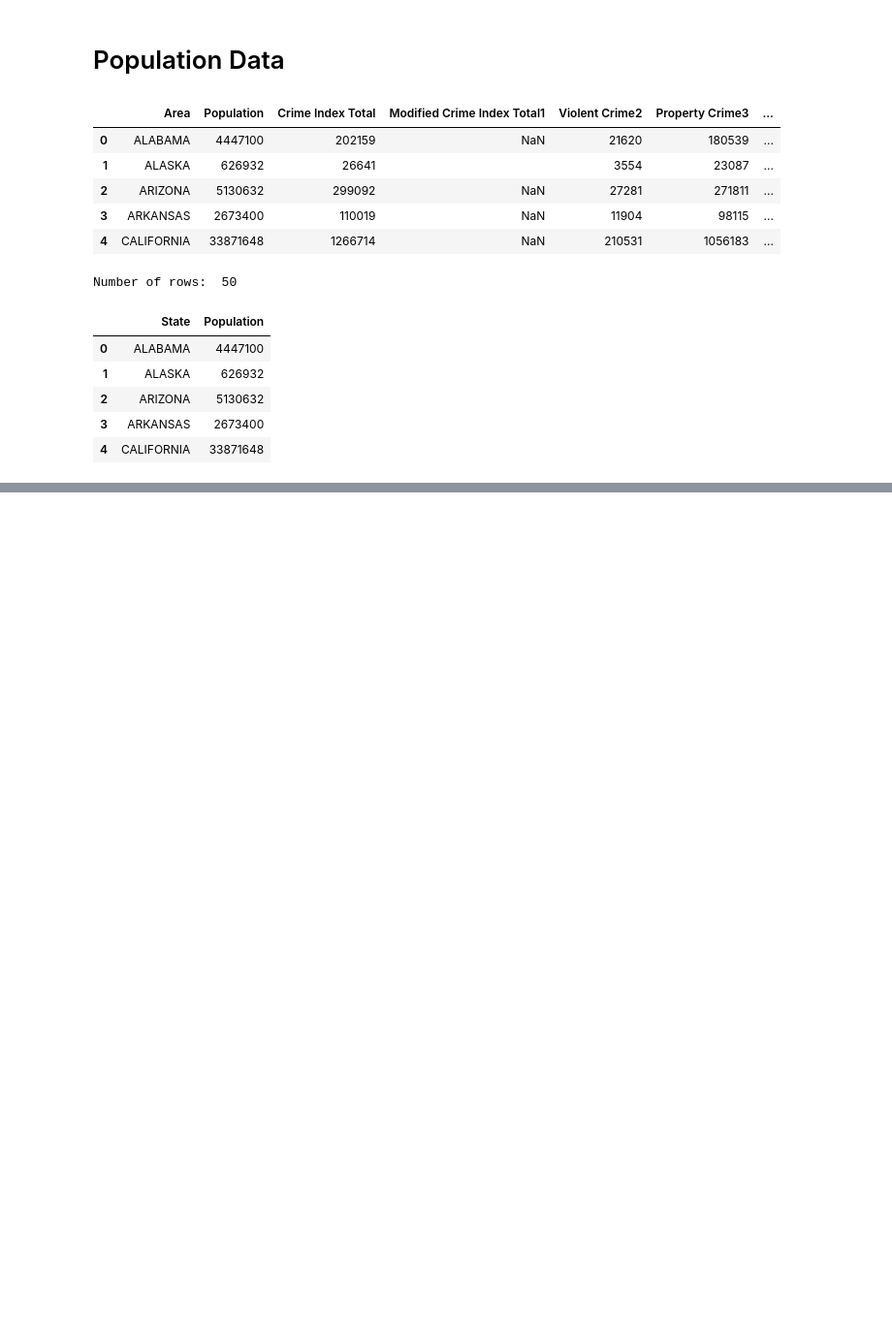
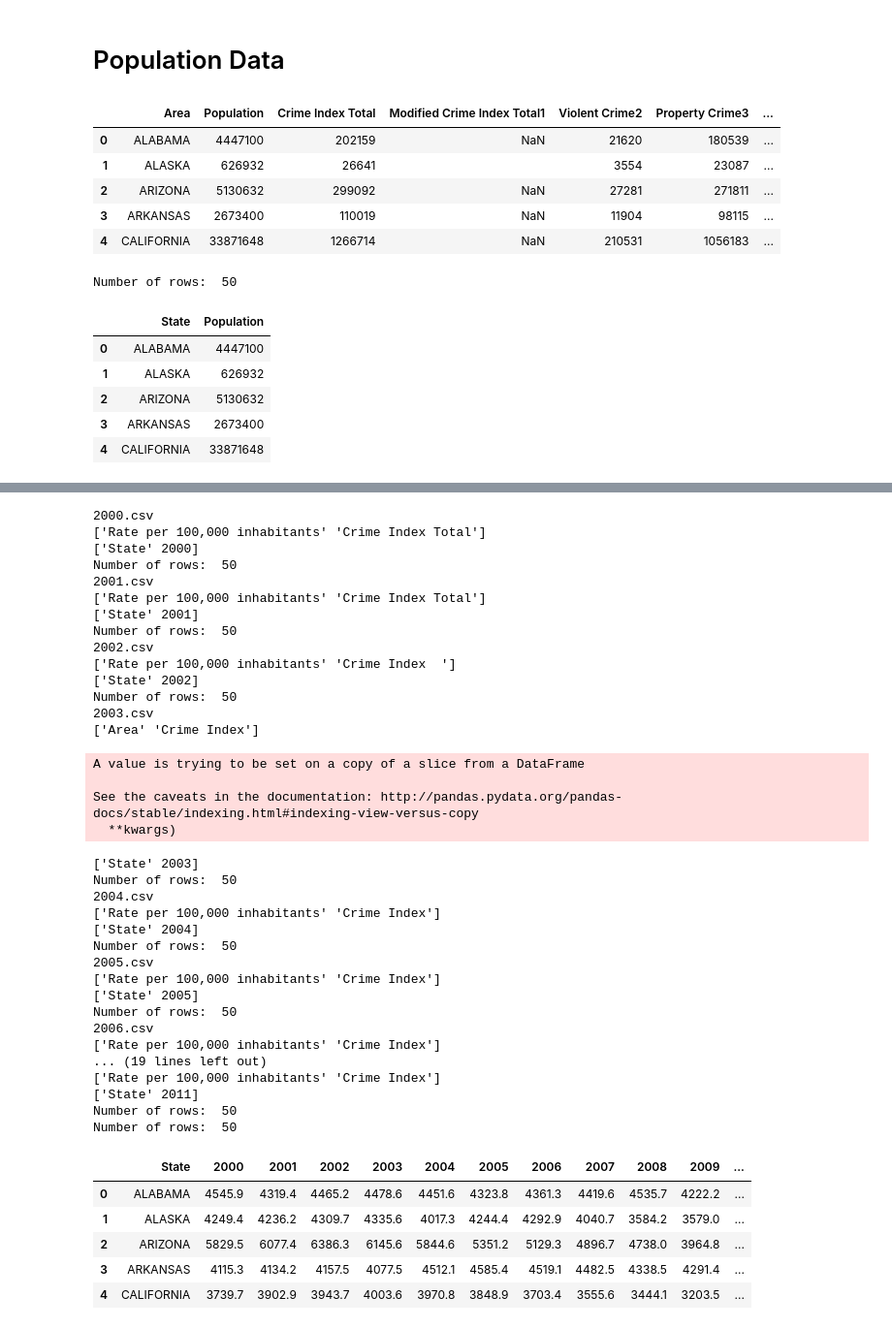
Before and after one commit to bkcno/teamawesome, a Jupyter notebook: crime_data_assembly.ipynb, the cells around one changed output, grey strips where cells are left out. Shown: that part at 97% size. Cells and saved outputs as stored; diff of their text form; code cells hidden in the pictures; blank space fills up the shorter version.

```diff
--- a/crime_data_assembly.ipynb
+++ b/crime_data_assembly.ipynb
@@ -272,0 +267,5 @@ pop_df.to_csv('data\crime\population_all.csv', sep=',', encoding='utf-8', index=
+# %%
+# Load CSV
+path = os.path.join('data', 'crime','crime_rate_cleaned', '2000.csv')
+crime_rate = pd.read_csv(path)
+crime_rate.head(5)
@@ -272,0 +279,6 @@ pop_df.to_csv('data\crime\population_all.csv', sep=',', encoding='utf-8', index=
+# %%
+# Select State and Total Crime columns
+crime_rate = crime_rate.iloc[:,[0,1]]
+
+# Rename columns
+crime_rate.rename(columns={list(crime_rate)[0]:'State',list(crime_rate)[1]:'Rate per 100,000 inhabitants'}, inplace=True)
@@ -272,0 +297,69 @@ pop_df.to_csv('data\crime\population_all.csv', sep=',', encoding='utf-8', index=
+# %%
+# Loop through directory and save crime rate for each year then merge dataframes
+year = 2000
+directory = os.path.join('data', 'crime','crime_rate_cleaned')
+
+for file in os.listdir(directory):
+    print(file)
+    file_directory = 'data\\crime\\crime_rate_cleaned\\'
+    file_path = os.path.join(file_directory, file)
+    dataframe = pd.read_csv(file_path)
+
+    # Get state and rate columns
+    df = dataframe.iloc[:,[0,1]]
+    print(df.columns.values)
+
+    # Rename columns
+    df.rename(columns={list(df)[0]:'State', list(df)[1]:year}, inplace=True)
+    print(df.columns.values)
+
+    # Merge dataframes
+    crime_rate = pd.merge(crime_rate, df, left_on='State', right_on='State')
+    print('Number of rows: ', len(crime_rate.iloc[:,0]))
+    year += 1
+
+crime_rate = crime_rate.drop(crime_rate.columns[1], axis=1)
+print('Number of rows: ', len(crime_rate.iloc[:,0]))
+crime_rate.head()
+# %% [output]
+2000.csv
+['Rate per 100,000 inhabitants' 'Crime Index Total']
+['State' 2000]
+Number of rows:  50
+2001.csv
+['Rate per 100,000 inhabitants' 'Crime Index Total']
+['State' 2001]
+Number of rows:  50
+2002.csv
+['Rate per 100,000 inhabitants' 'Crime Index  ']
+['State' 2002]
+Number of rows:  50
+2003.csv
+['Area' 'Crime Index']
+A value is trying to be set on a copy of a slice from a DataFrame
+
+See the caveats in the documentation: http://pandas.pydata.org/pandas-docs/stable/indexing.html#indexing-view-versus-copy
+  **kwargs)
+['State' 2003]
+Number of rows:  50
+2004.csv
+['Rate per 100,000 inhabitants' 'Crime Index']
+['State' 2004]
+Number of rows:  50
+2005.csv
+['Rate per 100,000 inhabitants' 'Crime Index']
+['State' 2005]
+Number of rows:  50
+2006.csv
+['Rate per 100,000 inhabitants' 'Crime Index']
+... (19 lines left out)
+['Rate per 100,000 inhabitants' 'Crime Index']
+['State' 2011]
+Number of rows:  50
+Number of rows:  50
+|  | State | 2000 | 2001 | 2002 | 2003 | 2004 | 2005 | 2006 | 2007 | 2008 | 2009 | ... |
+| 0 | ALABAMA | 4545.9 | 4319.4 | 4465.2 | 4478.6 | 4451.6 | 4323.8 | 4361.3 | 4419.6 | 4535.7 | 4222.2 | ... |
+| 1 | ALASKA | 4249.4 | 4236.2 | 4309.7 | 4335.6 | 4017.3 | 4244.4 | 4292.9 | 4040.7 | 3584.2 | 3579.0 | ... |
+| 2 | ARIZONA | 5829.5 | 6077.4 | 6386.3 | 6145.6 | 5844.6 | 5351.2 | 5129.3 | 4896.7 | 4738.0 | 3964.8 | ... |
+| 3 | ARKANSAS | 4115.3 | 4134.2 | 4157.5 | 4077.5 | 4512.1 | 4585.4 | 4519.1 | 4482.5 | 4338.5 | 4291.4 | ... |
+| 4 | CALIFORNIA | 3739.7 | 3902.9 | 3943.7 | 4003.6 | 3970.8 | 3848.9 | 3703.4 | 3555.6 | 3444.1 | 3203.5 | ... |
```
Also changed, not shown: parts of 15 cells of this notebook, 2 other files.
